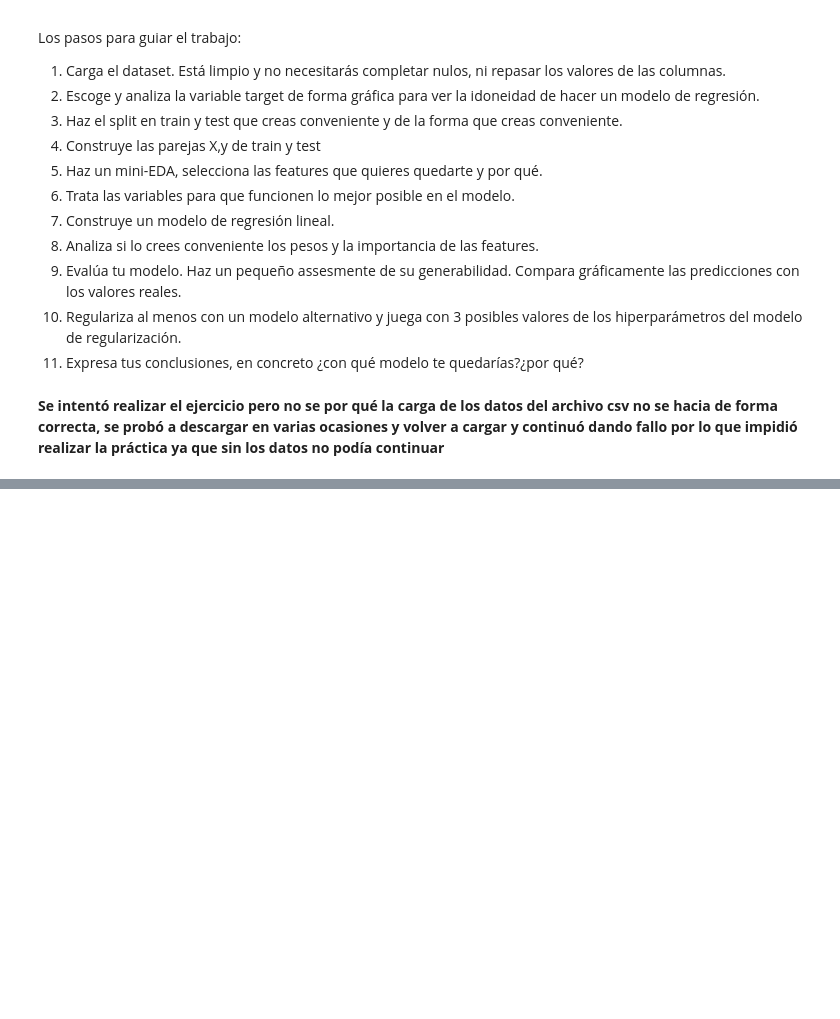
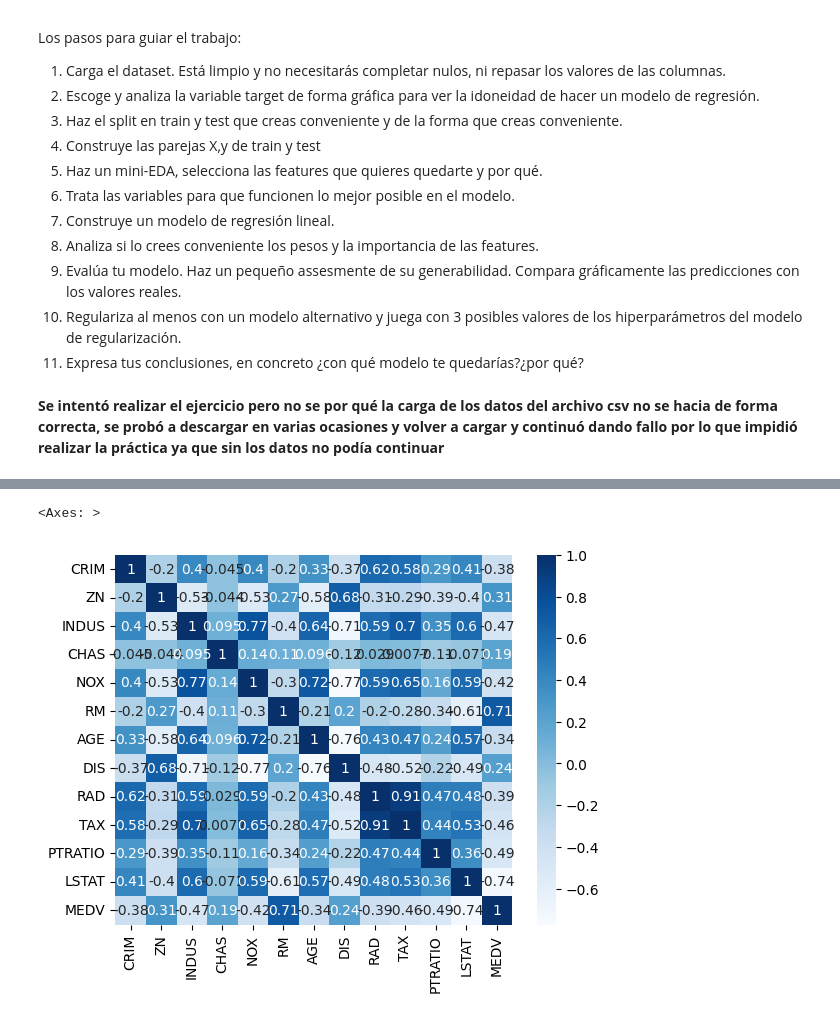
Before and after one commit to Adrinebr/ONLINE_DS_THEBRIDGE_ADRINEBR, a Jupyter notebook: 18_Practica_Obligatoria_Regresion_Lineal_y_Regularización.ipynb, the cells around one changed output, grey strips where cells are left out. Saved outputs shown, nothing was run; the diff lists cells and outputs as text; code cells hidden in the pictures; blank space fills up the shorter version.

```diff
--- a/18_Practica_Obligatoria_Regresion_Lineal_y_Regularización.ipynb
+++ b/18_Practica_Obligatoria_Regresion_Lineal_y_Regularización.ipynb
@@ -132,0 +79,2 @@ df_eda = ['ZN','INDUS','NOX', 'RM', 'DIS', 'TAX']
+# %%
+corr = train_set.corr(numeric_only= True)
@@ -132,0 +98,6 @@ df_eda = ['ZN','INDUS','NOX', 'RM', 'DIS', 'TAX']
+# %%
+#plt.figure
+sns.heatmap(corr, annot = True, cmap = "Blues")
+# %% [output]
+<Axes: >
+[figure, added]
```
Also changed, not shown: parts of 35 cells of this notebook.
